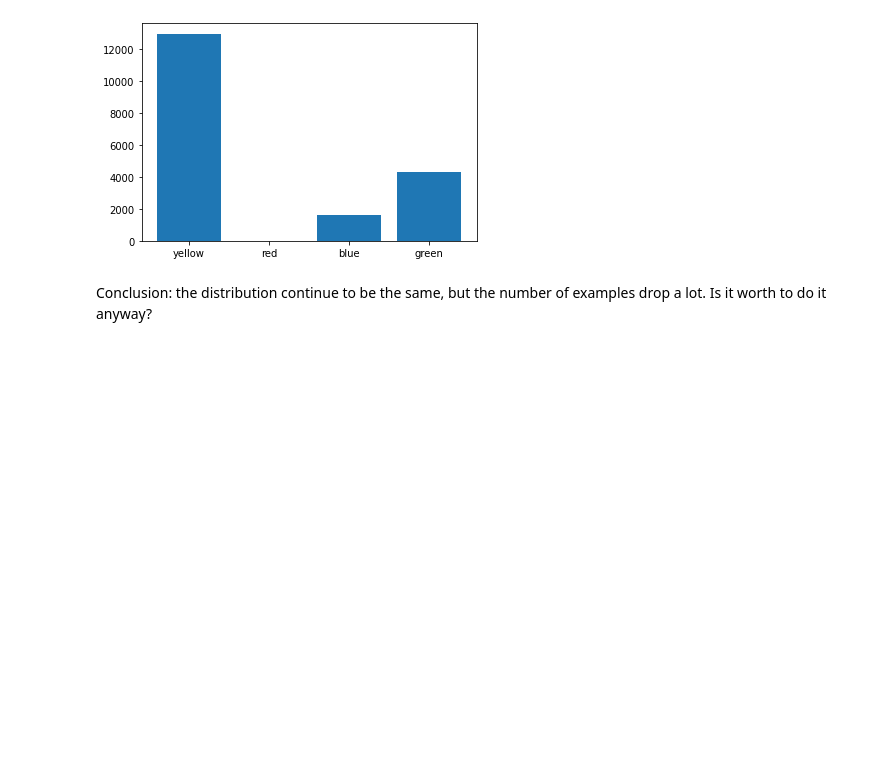
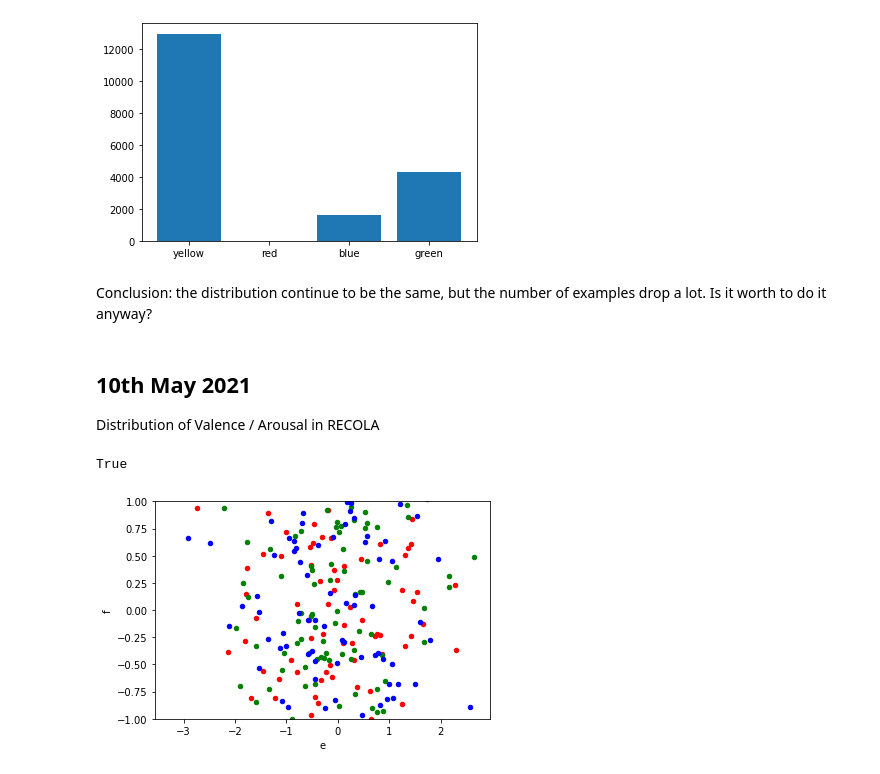
Before and after one commit to annanda/emotion_detection_for_children_with_asd, a Jupyter notebook: jupyter_notebooks/Research Journal.ipynb, the cells around one changed output. Drawn from its saved outputs; the diff is of its cells as text; code cells hidden in the pictures; blank space fills up the shorter version.

```diff
--- a/jupyter_notebooks/Research Journal.ipynb
+++ b/jupyter_notebooks/Research Journal.ipynb
@@ -950,3 +954,28 @@ plt.bar(keys, values)
 # %% [markdown]
 Conclusion: the distribution continue to be the same, but the number of examples drop a lot.
 Is it worth to do it anyway?
+# %% [markdown]
+## 10th May 2021
+Distribution of Valence / Arousal in RECOLA
+# %%
+# var = 'GrLivArea'
+# data = pd.concat([df_train['SalePrice'], df_train[var]], axis=1)
+# data.plot.scatter(x='Valence', y='Arousal', ylim=(-1,1), s=32, c='#80a4d1');
+
+
+import pandas as pd
+import numpy as np
+import seaborn as sns
+
+df = pd.DataFrame(np.random.randn(100, 6), columns=['a', 'b', 'c', 'd', 'e', 'f'])
+# df = pd.rea
+
+
+ax1 = df.plot(kind='scatter', x='a', y='b', color='r', ylim=(-1,1))
+ax2 = df.plot(kind='scatter', x='c', y='d', color='g', ax=ax1)
+ax3 = df.plot(kind='scatter', x='e', y='f', color='b', ax=ax1)
+
+print(ax1 == ax2 == ax3)  # True
+# %% [output]
+True
+[figure, added]
```
Also changed, not shown: parts of 4 cells of this notebook, 31 other files.
